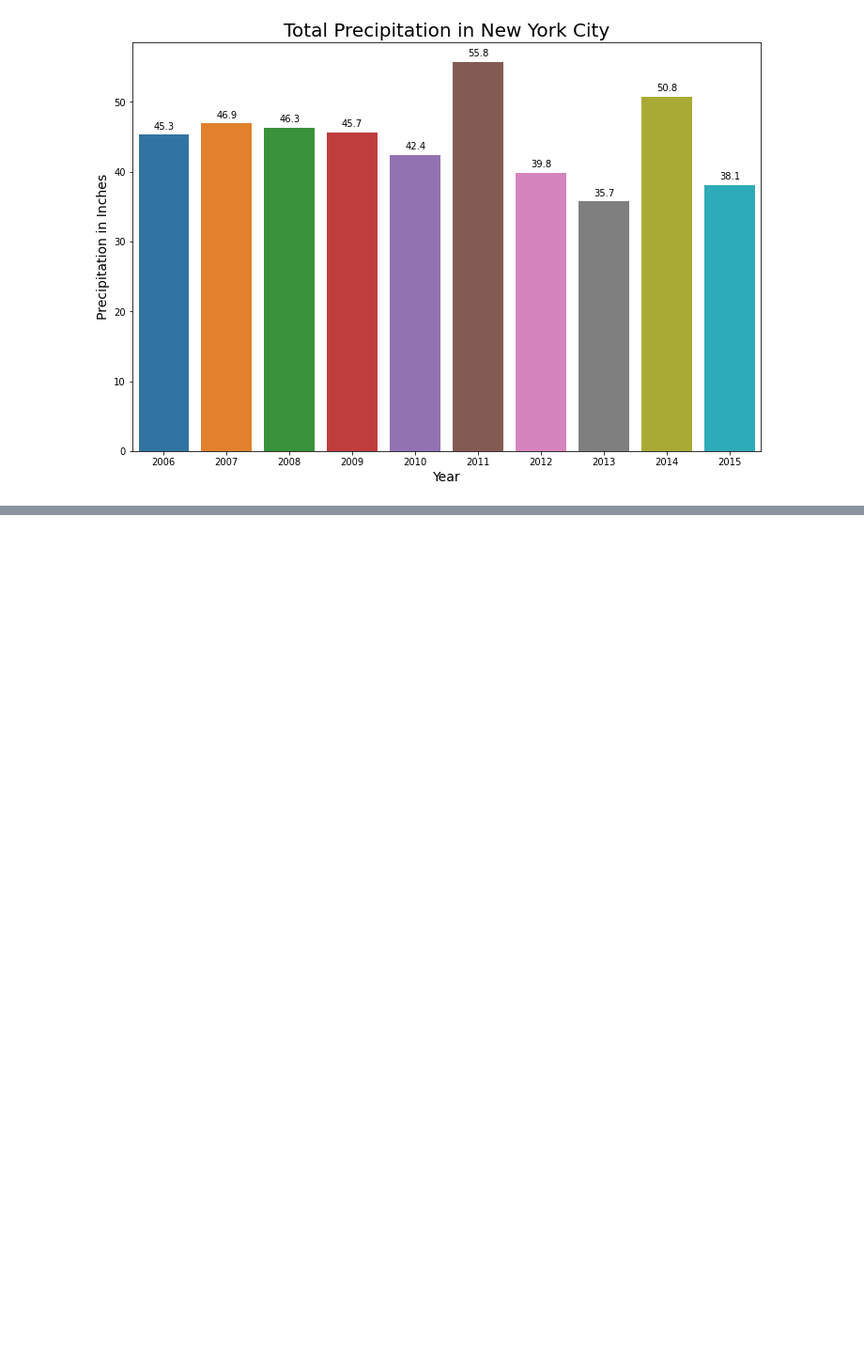
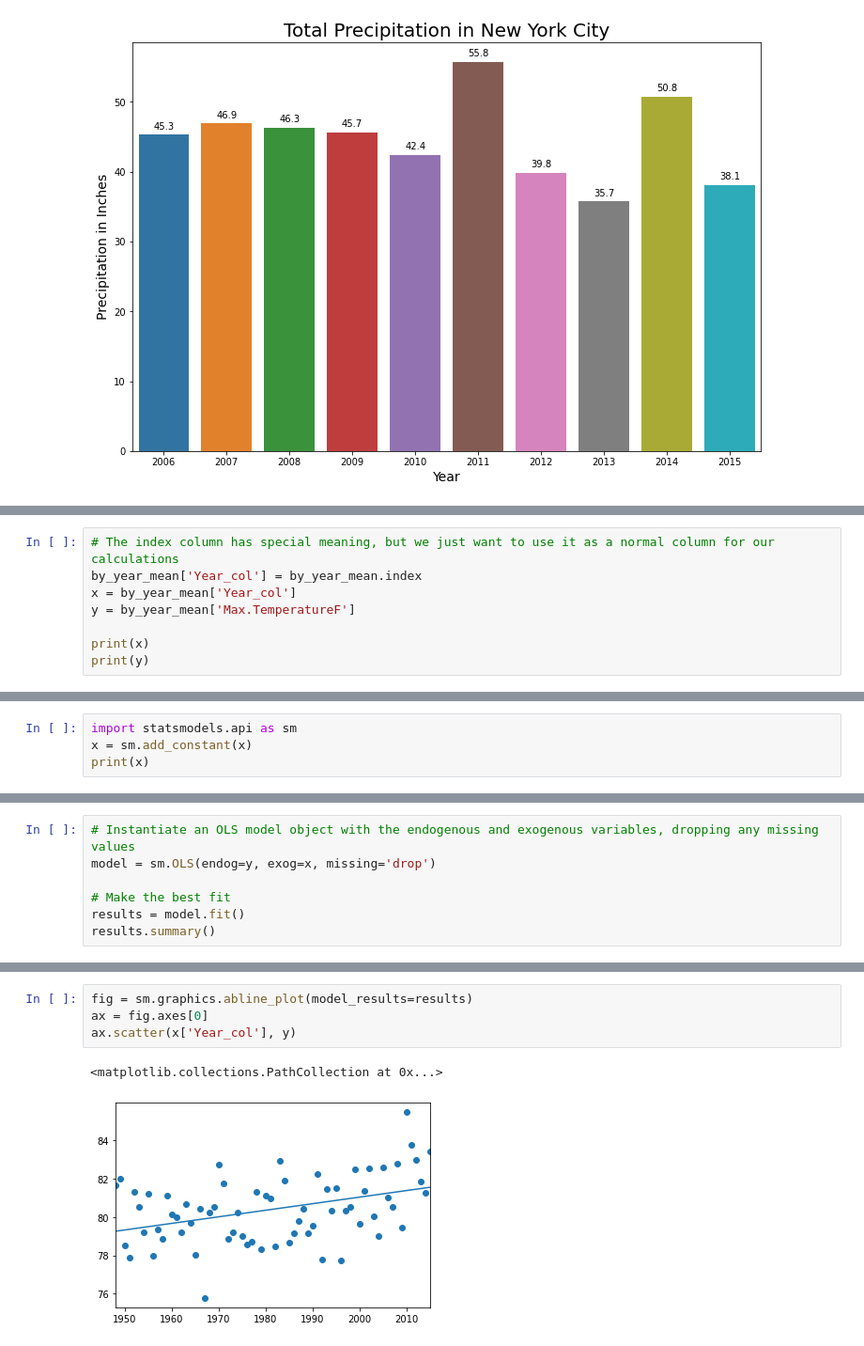
Before and after one commit to jamilnyc/notebooks, a Jupyter notebook: dataframe_visualization.ipynb, the cells around one changed output, grey strips where cells are left out. Shown: that part at 94% size. Cells and saved outputs as stored; diff of their text form; blank space fills up the shorter version.

```diff
--- a/dataframe_visualization.ipynb
+++ b/dataframe_visualization.ipynb
@@ -167,0 +199,8 @@ for bar in g.patches:
+# %%
+# The index column has special meaning, but we just want to use it as a normal column for our calculations
+by_year_mean['Year_col'] = by_year_mean.index
+x = by_year_mean['Year_col']
+y = by_year_mean['Max.TemperatureF']
+
+print(x)
+print(y)
@@ -167,0 +227,4 @@ for bar in g.patches:
+# %%
+import statsmodels.api as sm
+x = sm.add_constant(x)
+print(x)
@@ -167,0 +249,7 @@ for bar in g.patches:
+# %%
+# Instantiate an OLS model object with the endogenous and exogenous variables, dropping any missing values
+model = sm.OLS(endog=y, exog=x, missing='drop')
+
+# Make the best fit
+results = model.fit()
+results.summary()
@@ -167,0 +282,7 @@ for bar in g.patches:
+# %%
+fig = sm.graphics.abline_plot(model_results=results)
+ax = fig.axes[0]
+ax.scatter(x['Year_col'], y)
+# %% [output]
+<matplotlib.collections.PathCollection at 0x...>
+[figure, added]
```
Also changed, not shown: parts of 11 cells of this notebook, 1 other file.
